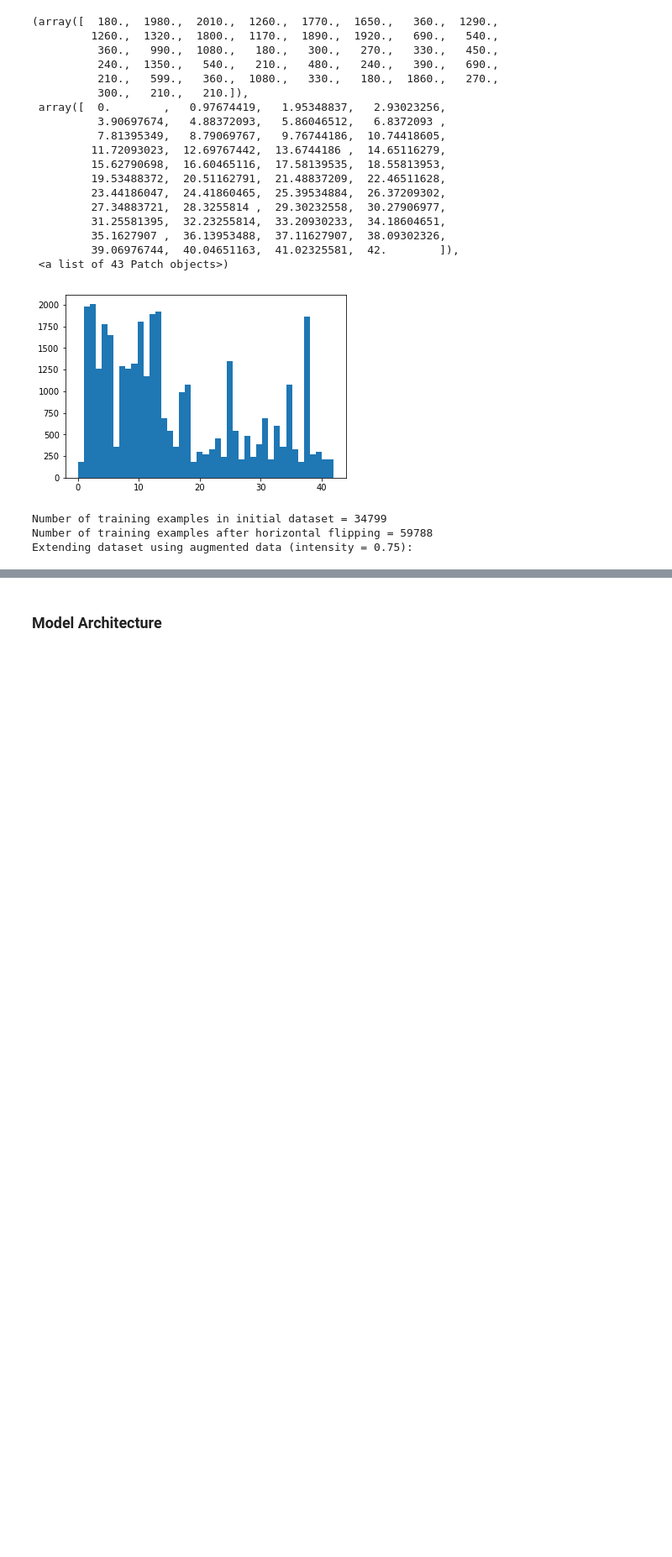
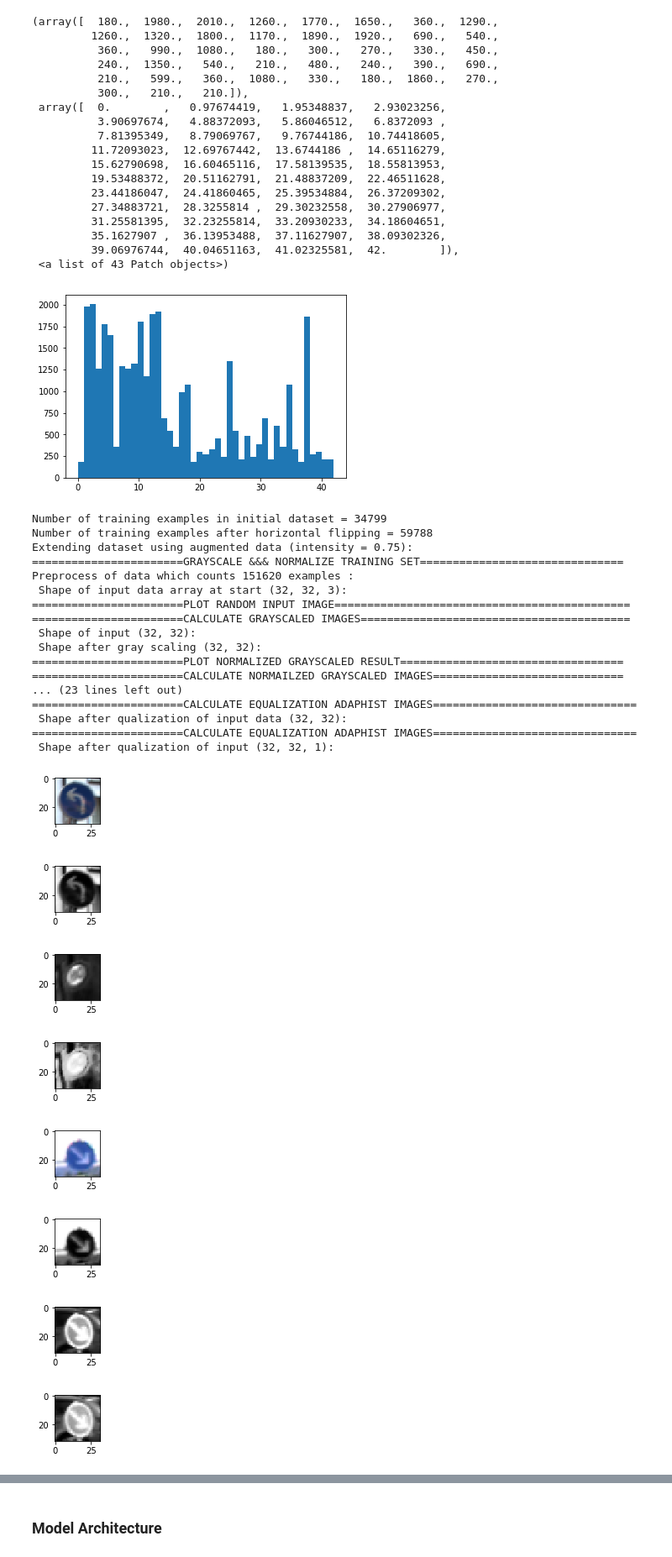
Before and after one commit to DominicusBenacus/CarND-Traffic-Sign-Classifier-Project, a Jupyter notebook: Traffic_Sign_Classifier.ipynb, the cells around one changed output, grey strips where cells are left out. Shown at 84% size. Drawn from its saved outputs; the diff is of its cells as text; code cells hidden in the pictures; blank space fills up the shorter version.

Commit message:
update working progress of the lenet training

```diff
--- a/Traffic_Sign_Classifier.ipynb
+++ b/Traffic_Sign_Classifier.ipynb
@@ -538,7 +538,6 @@ from sklearn.model_selection import train_test_split
 
 train_data = "train.p"
 test_data = "test.p"
-test_preprocessed_dataset_file = "test_preprocessed_dataset_file.p"
 
 # flip training data and prepare it to create a balanced trainind data
 X_train, y_train = load_pickled_data(train_data, ['features', 'labels'])
@@ -547,38 +546,61 @@ _, class_counts = np.unique(y_train, return_counts = True)
 X_train, y_train = flip_extend(X_train, y_train)
 print("Number of training examples after horizontal flipping =", X_train.shape[0])
 
 # Prepare a dataset with balanced classes
 X_train_balanced, y_train_balanced = extend_balancing_classes(X_train, y_train, aug_intensity = 0.75, counts = np.full(43, 3000, dtype = int))
 print("Number of training examples after augmenting and balancing training data =", X_train_balanced.shape[0])
 
 
 # pre-process training data and save it to a explicit file for better handling
 print('=======================GRAYSCALE &&& NORMALIZE TRAINING SET===============================')
 X_train, y_train = pre_precess_gray_normalize(X_train_balanced, y_train_balanced)
 print('=======================EQUALIZATION OF TRAINING SET===================================')
 X_trainBalaancedPrePrecessed, y_trainBalaancedPrePrecessed = pre_process_equalHist(X_train, y_train)
 
 
 # pre-process training data and save it to a explicit file for better handling
 X_test, y_test = load_pickled_data(test_data, ['features', 'labels'])
 
 print('=======================GRAYSCALE &&& NORMALIZE TEST SET===================================')
 X_test, y_test = pre_precess_gray_normalize(X_test, y_test)
 print('=======================EQUALIZATION OF TEST SET===================================')
 X_test, y_test = pre_process_equalHist(X_test, y_test)
 
-pickle.dump({
-        "features" : X_test,
-        "labels" : y_test
-    }, open(test_preprocessed_dataset_file, "wb" ) )
-print("Preprocessed extended testing dataset saved in", test_preprocessed_dataset_file)
+#test for saving the data to the disc
+#pickle.dump({
+        #"features" : X_test,
+        #"labels" : y_test
+    #}, open(test_preprocessed_dataset_file, "wb" ) )
+#print("Preprocessed extended testing dataset saved in", test_preprocessed_dataset_file)
 
 #Split for validation data --> 25 percent of training data
 X_trainBalaancedPrePrecessed, X_valid, y_trainBalaancedPrePrecessed, y_valid = train_test_split(X_trainBalaancedPrePrecessed, y_trainBalaancedPrePrecessed, test_size = 0.25)
 # %% [output]
 Number of training examples in initial dataset = 34799
 Number of training examples after horizontal flipping = 59788
 Extending dataset using augmented data (intensity = 0.75):
+=======================GRAYSCALE &&& NORMALIZE TRAINING SET===============================
+Preprocess of data which counts 151620 examples :
+ Shape of input data array at start (32, 32, 3):
+=======================PLOT RANDOM INPUT IMAGE=============================================
+=======================CALCULATE GRAYSCALED IMAGES=========================================
+ Shape of input (32, 32):
+ Shape after gray scaling (32, 32):
+=======================PLOT NORMALIZED GRAYSCALED RESULT==================================
+=======================CALCULATE NORMAILZED GRAYSCALED IMAGES=============================
+... (23 lines left out)
+=======================CALCULATE EQUALIZATION ADAPHIST IMAGES===============================
+ Shape after qualization of input data (32, 32):
+=======================CALCULATE EQUALIZATION ADAPHIST IMAGES===============================
+ Shape after qualization of input (32, 32, 1):
+[figure, added]
+[figure, added]
+[figure, added]
+[figure, added]
+[figure, added]
+[figure, added]
+[figure, added]
+[figure, added]
 # %%
 #reshape
 #X_trainBalaancedPrePrecessed = X_trainBalaancedPrePrecessed.reshape(X_trainBalaancedPrePrecessed.shape + (1,))
```
Also changed, not shown: parts of 9 cells of this notebook, 3 other files.
